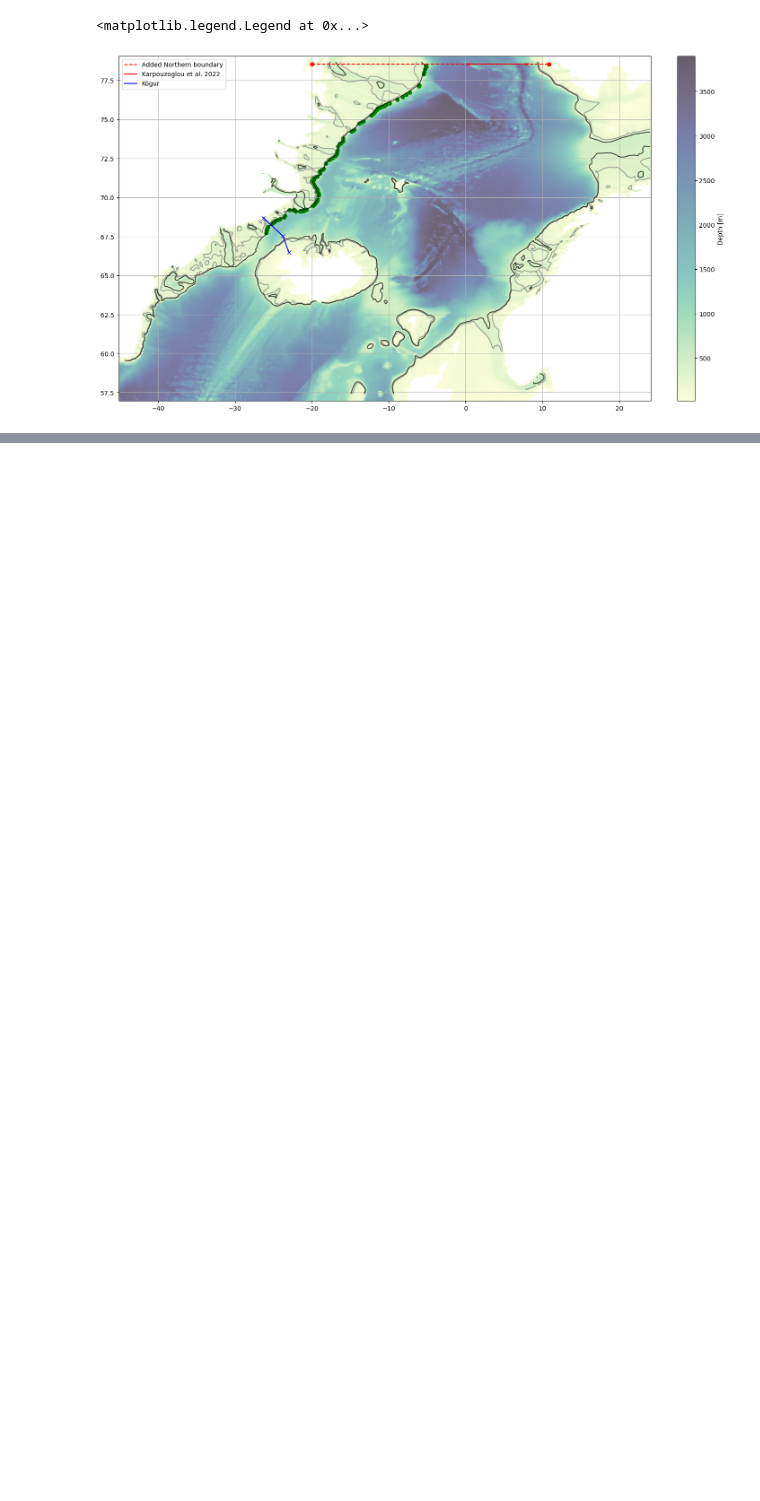
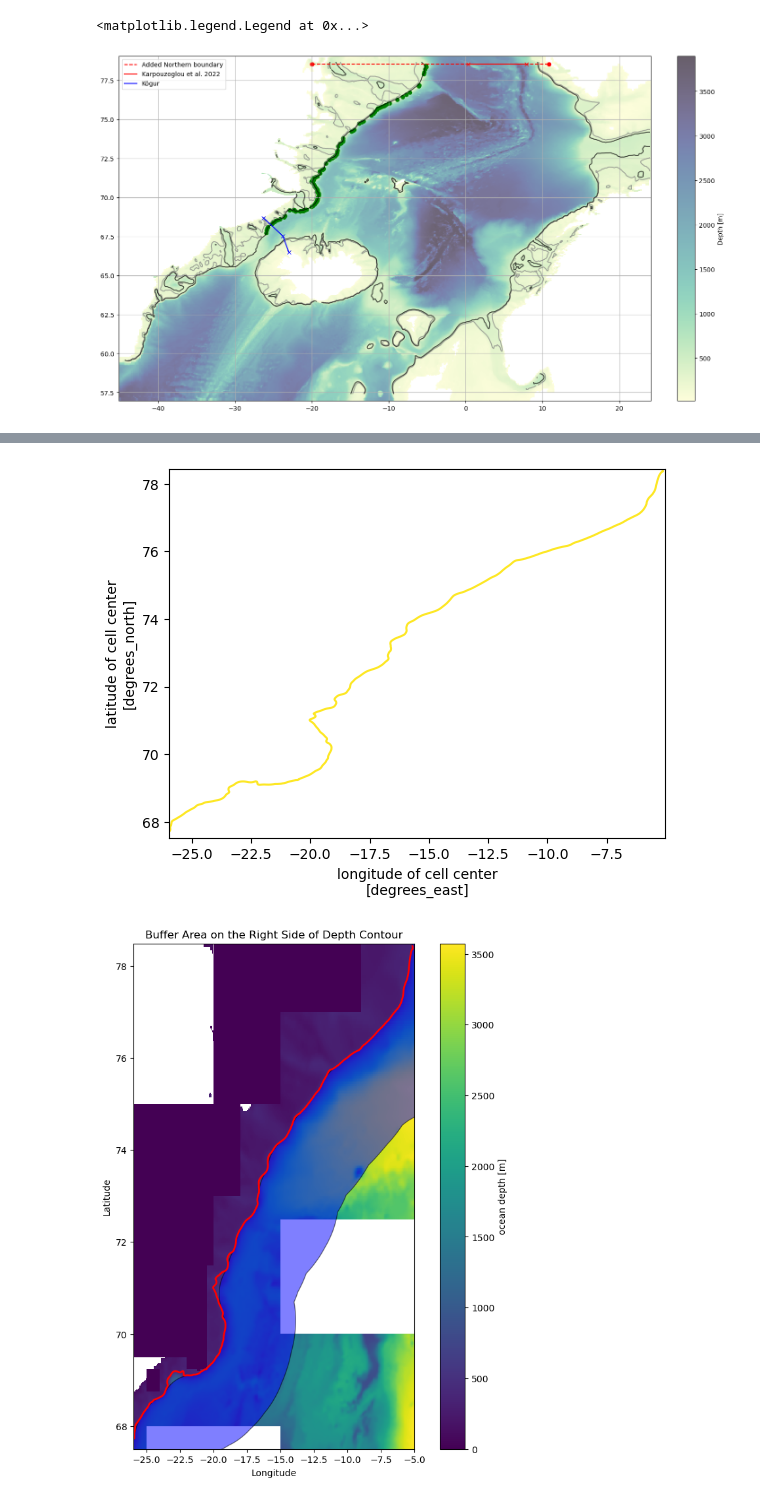
Before and after one commit to EirikKvamme/MScEirik, a Jupyter notebook: FreshWater/FW_budget_domain.ipynb, the cells around one changed output, grey strips where cells are left out. Cells and saved outputs as stored; diff of their text form; code cells hidden in the pictures; blank space fills up the shorter version.

```diff
--- a/FreshWater/FW_budget_domain.ipynb
+++ b/FreshWater/FW_budget_domain.ipynb
@@ -370 +306,74 @@ transect_ds = xr.Dataset({
+# %%
+import xarray as xr
+import geopandas as gpd
+from shapely.geometry import LineString, Polygon
+import matplotlib.pyplot as plt
+import numpy as np
+
+# Load the bathymetry data (replace 'bathymetry.nc' with your file)
+# Assume the dataset has variables 'longitude', 'latitude', and 'depth'
+
+# Extract the depth data
+depth = depth_s
+
+# Define the depth contour to extract (e.g., -200 meters)
+contour_depth = 400
+
+# Extract the contour line for the specified depth
+contour = depth.plot.contour(levels=[contour_depth], add_colorbar=False).collections[0].get_paths()
+
+# Convert the contour line to a shapely LineString
+contour_lines = []
+for path in contour:
+    v = path.vertices
+    contour_lines.append(LineString(v))
+
+# Create a GeoDataFrame from the contour lines
+gdf_contour = gpd.GeoDataFrame(geometry=contour_lines, crs="EPSG:4326")
+
+# Reproject to a suitable projected CRS (e.g., UTM zone 32N, EPSG:32632)
+gdf_contour_projected = gdf_contour.to_crs(epsg=32632)
+
+# Function to reverse the line orientation
+def reverse_line(line):
+    return LineString(line.coords[::-1])
+
+# Reverse the line orientation if needed
+gdf_contour_projected['geometry'] = gdf_contour_projected.geometry.apply(reverse_line)
+
+# Create an offset line on the right side of the contour line
+# Positive distance for right side, negative for left side
+offset_distance = 100000  # 100000 meters
+offset_lines = gdf_contour_projected.geometry.apply(lambda geom: geom.parallel_offset(offset_distance, 'right'))
+
+# Buffer the offset line to create the desired area
+buffer = offset_lines.buffer(abs(offset_distance))
+
+# Reproject the buffer back to the original geographic CRS
+buffer = buffer.to_crs(epsg=4326)
+
+gdf_buffer = gpd.GeoDataFrame(geometry=buffer, crs="EPSG:4326")
+
+# Plot the bathymetry data, the contour line, and the buffer area
+fig, ax = plt.subplots(figsize=(10, 10))
+
+# Plot the bathymetry data
+depth.plot(ax=ax, cmap='viridis', add_colorbar=True)
+
+# Plot the buffer area
+gpd.GeoDataFrame(geometry=buffer).plot(ax=ax, color='blue', alpha=0.5, edgecolor='k')
+
+# Plot the contour line
+gdf_contour.plot(ax=ax, color='red', linewidth=2)
+
+# Set plot title and labels
+ax.set_title('Buffer Area on the Right Side of Depth Contour')
+ax.set_xlabel('Longitude')
+ax.set_ylabel('Latitude')
+
+# Show the plot
+plt.show()
+# %% [output]
+[figure, added]
+[figure, added]
 # %%
```
Also changed, not shown: parts of 14 cells of this notebook, 1 other file.
